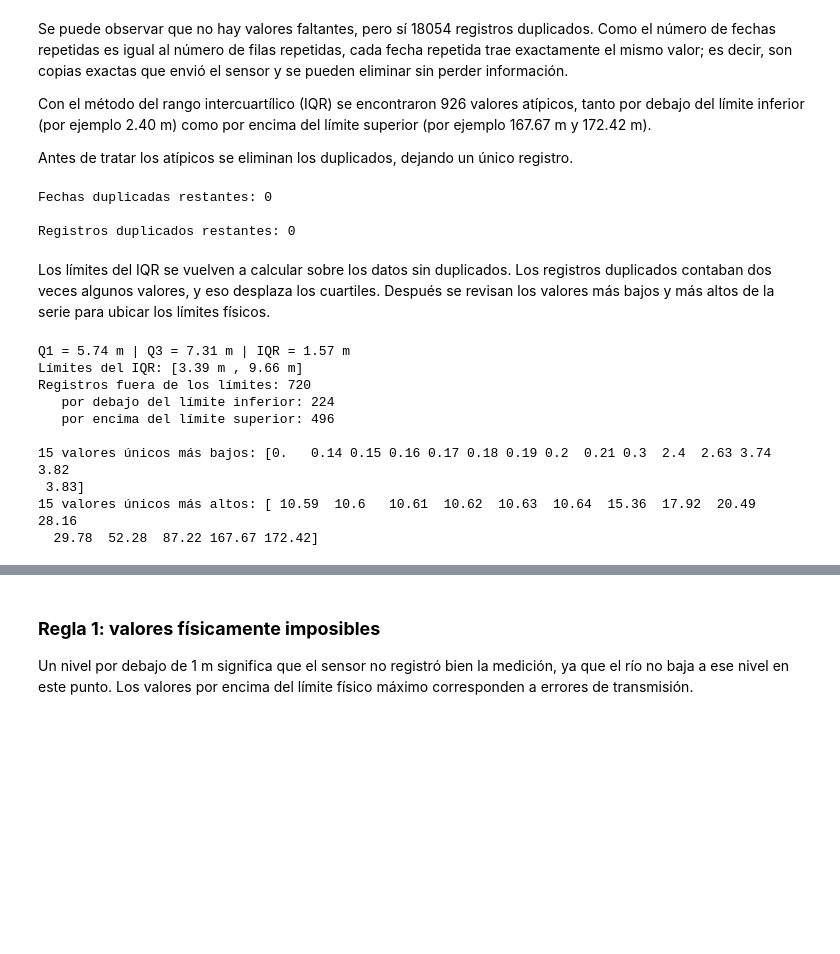
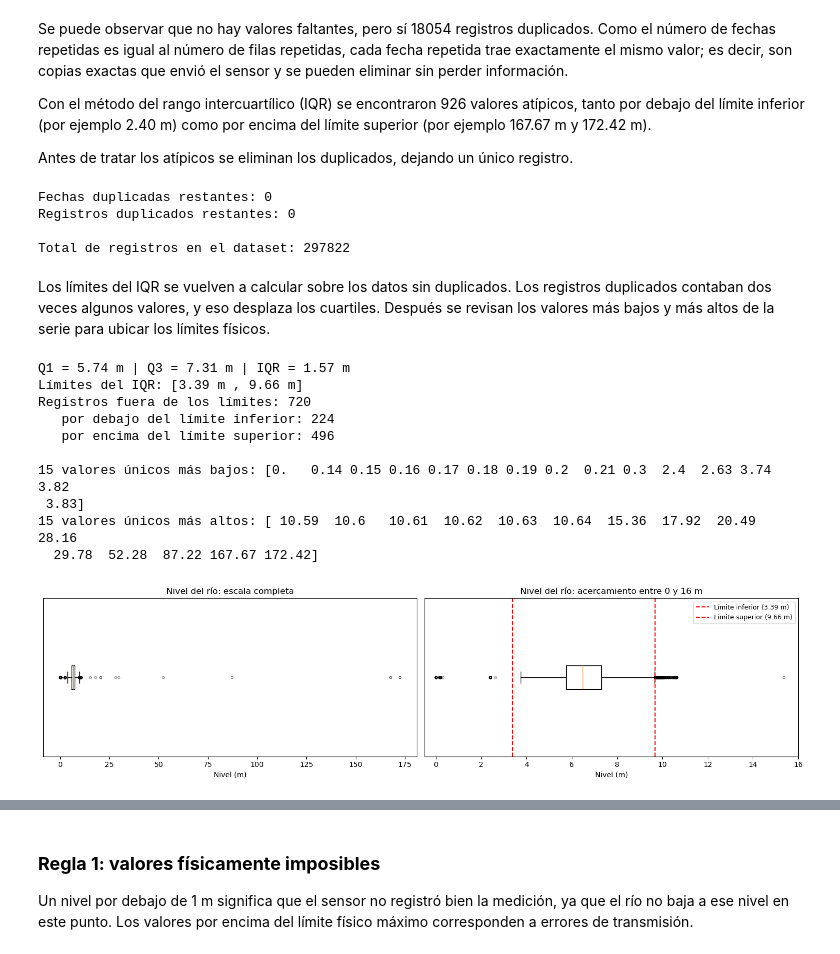
Before and after one commit to AlfonsoMSDL/Proyecto-Aprendizaje-Supervizado-IA, a Jupyter notebook: PromedioNivelMax.ipynb, the cells around one changed output, grey strips where cells are left out. Saved outputs shown, nothing was run; the diff lists cells and outputs as text; code cells hidden in the pictures; blank space fills up the shorter version.

```diff
--- a/PromedioNivelMax.ipynb
+++ b/PromedioNivelMax.ipynb
@@ -165,11 +165,13 @@ df = df.drop_duplicates().reset_index(drop=True)
 
 #Verificamos duplicados restantes
 print("\nFechas duplicadas restantes:", df["FechaObservacion"].duplicated().sum())
-print("\nRegistros duplicados restantes:", df.duplicated().sum())
+print("Registros duplicados restantes:", df.duplicated().sum())
+print(f"\nTotal de registros en el dataset: {len(df)}")
 # %% [output]
 Fechas duplicadas restantes: 0
+Registros duplicados restantes: 0
 
-Registros duplicados restantes: 0
+Total de registros en el dataset: 297822
 # %% [markdown]
 Los límites del IQR se vuelven a calcular sobre los datos sin duplicados. Los registros duplicados contaban dos veces algunos valores, y eso desplaza los cuartiles. Después se revisan los valores más bajos y más altos de la serie para ubicar los límites físicos.
 # %%
@@ -179,31 +181,54 @@ df = df.sort_values("FechaObservacion").reset_index(drop=True)
 # Se recalculan los límites del IQR sobre los datos sin duplicados
 Q1 = df["ValorObservado"].quantile(0.25)
 Q3 = df["ValorObservado"].quantile(0.75)
 IQR = Q3 - Q1
 limite_inferior = Q1 - 1.5 * IQR
 limite_superior = Q3 + 1.5 * IQR
 
 df["fuera_iqr"] = (df["ValorObservado"] < limite_inferior) | (df["ValorObservado"] > limite_superior)
 
 print(f"Q1 = {Q1:.2f} m | Q3 = {Q3:.2f} m | IQR = {IQR:.2f} m")
 print(f"Límites del IQR: [{limite_inferior:.2f} m , {limite_superior:.2f} m]")
 print(f"Registros fuera de los límites: {df['fuera_iqr'].sum()}")
 print(f"   por debajo del límite inferior: {(df['ValorObservado'] < limite_inferior).sum()}")
 print(f"   por encima del límite superior: {(df['ValorObservado'] > limite_superior).sum()}")
 
 # Valores únicos más altos y más bajos: sirven para ver dónde terminan los valores posibles
 valores_unicos = np.sort(df["ValorObservado"].unique())
 print("\n15 valores únicos más bajos:", valores_unicos[:15])
 print("15 valores únicos más altos:", valores_unicos[-15:])
+
+# Diagrama de caja
+fig, axes = plt.subplots(1, 2, figsize=(15, 4))
+
+axes[0].boxplot(df["ValorObservado"], vert=False, whis=1.5,
+                flierprops=dict(marker="o", markersize=3, alpha=0.4))
+axes[0].set_title("Nivel del río: escala completa")
+axes[0].set_xlabel("Nivel (m)")
+axes[0].set_yticks([])
+
+axes[1].boxplot(df["ValorObservado"], vert=False, whis=1.5,
+                flierprops=dict(marker="o", markersize=3, alpha=0.4))
+axes[1].axvline(limite_inferior, color="red", linestyle="--", label=f"Límite inferior ({limite_inferior:.2f} m)")
+axes[1].axvline(limite_superior, color="red", linestyle="--", label=f"Límite superior ({limite_superior:.2f} m)")
+axes[1].set_xlim(-0.5, 16)
+axes[1].set_title("Nivel del río: acercamiento entre 0 y 16 m")
+axes[1].set_xlabel("Nivel (m)")
+axes[1].set_yticks([])
+axes[1].legend(fontsize=9)
+
+plt.tight_layout()
+plt.show()
 # %% [output]
 Q1 = 5.74 m | Q3 = 7.31 m | IQR = 1.57 m
 Límites del IQR: [3.39 m , 9.66 m]
 Registros fuera de los límites: 720
    por debajo del límite inferior: 224
    por encima del límite superior: 496
 
 15 valores únicos más bajos: [0.   0.14 0.15 0.16 0.17 0.18 0.19 0.2  0.21 0.3  2.4  2.63 3.74 3.82
  3.83]
 15 valores únicos más altos: [ 10.59  10.6   10.61  10.62  10.63  10.64  15.36  17.92  20.49  28.16
   29.78  52.28  87.22 167.67 172.42]
+[figure, added]
 # %% [markdown]
```
Also changed, not shown: parts of 21 cells of this notebook.
